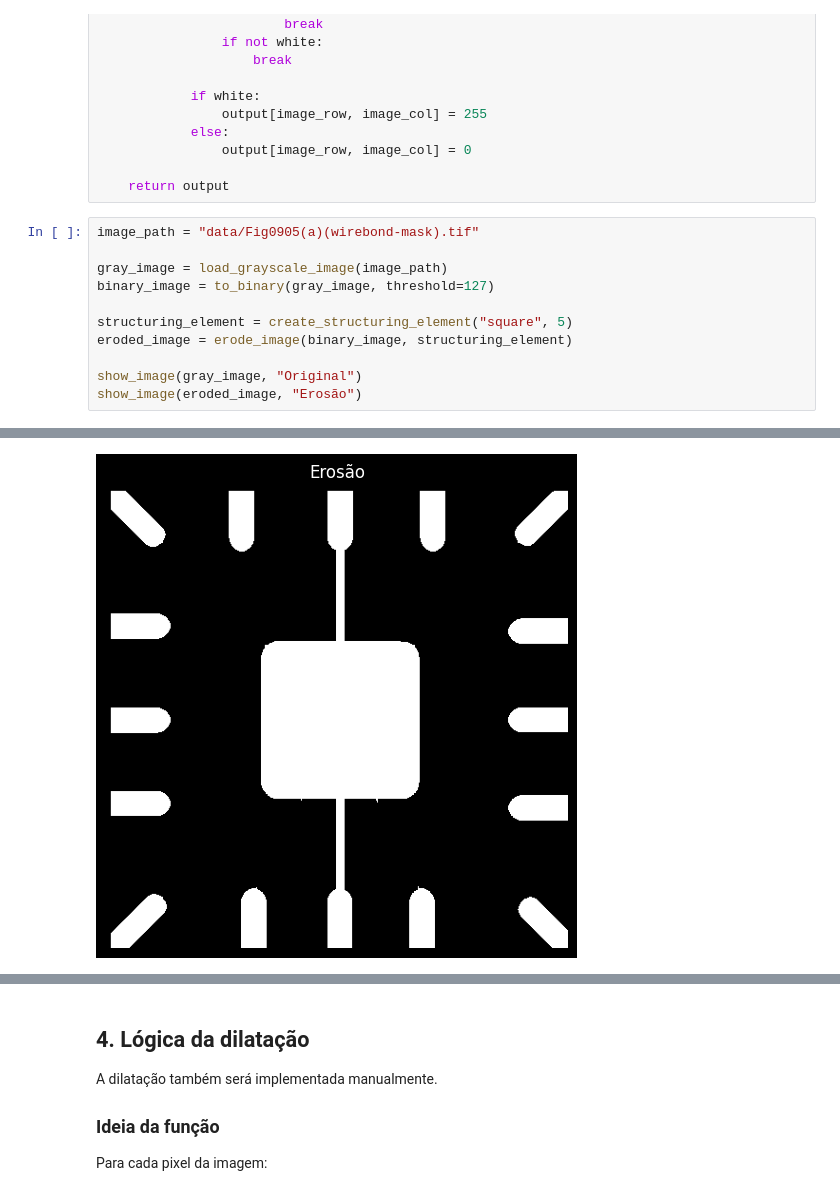
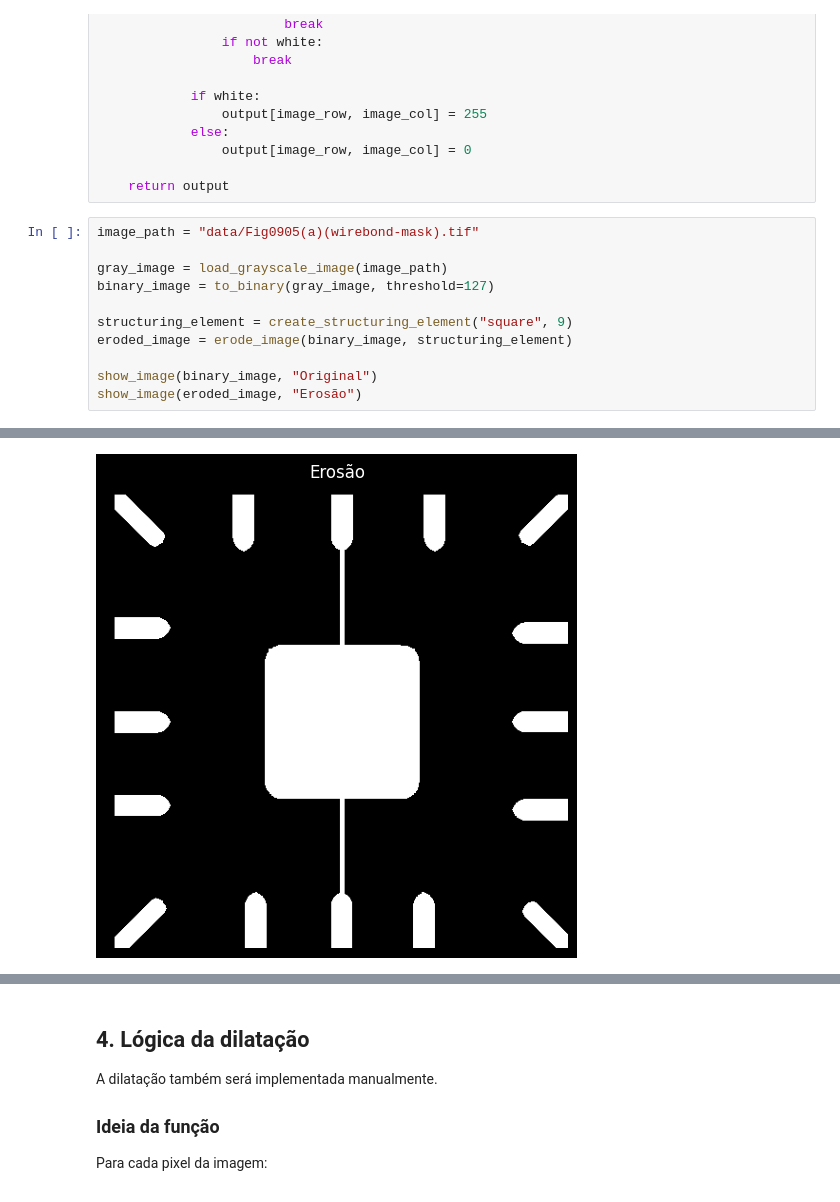
Before and after one commit to pedrxbro/digital-image-processing, a Jupyter notebook: morphological-processing/main.ipynb, the cells around one changed output, grey strips where cells are left out. Saved outputs shown, nothing was run; the diff lists cells and outputs as text.

Commit message:
feat: processamento morfológico final
- Ajustes no gitignore
- Implementações finais
- Imagens adicionadas

```diff
--- a/morphological-processing/main.ipynb
+++ b/morphological-processing/main.ipynb
@@ -190,14 +198,14 @@ def erode_image(binary_image, structuring_element):
 # %%
 image_path = "data/Fig0905(a)(wirebond-mask).tif"
 
 gray_image = load_grayscale_image(image_path)
 binary_image = to_binary(gray_image, threshold=127)
 
-structuring_element = create_structuring_element("square", 5)
+structuring_element = create_structuring_element("square", 9)
 eroded_image = erode_image(binary_image, structuring_element)
 
-show_image(gray_image, "Original")
+show_image(binary_image, "Original")
 show_image(eroded_image, "Erosão")
 # %% [output]
 [figure]
-[figure, old version]
+[figure, new version]
```
Also changed, not shown: parts of 24 cells of this notebook, 6 other files.
